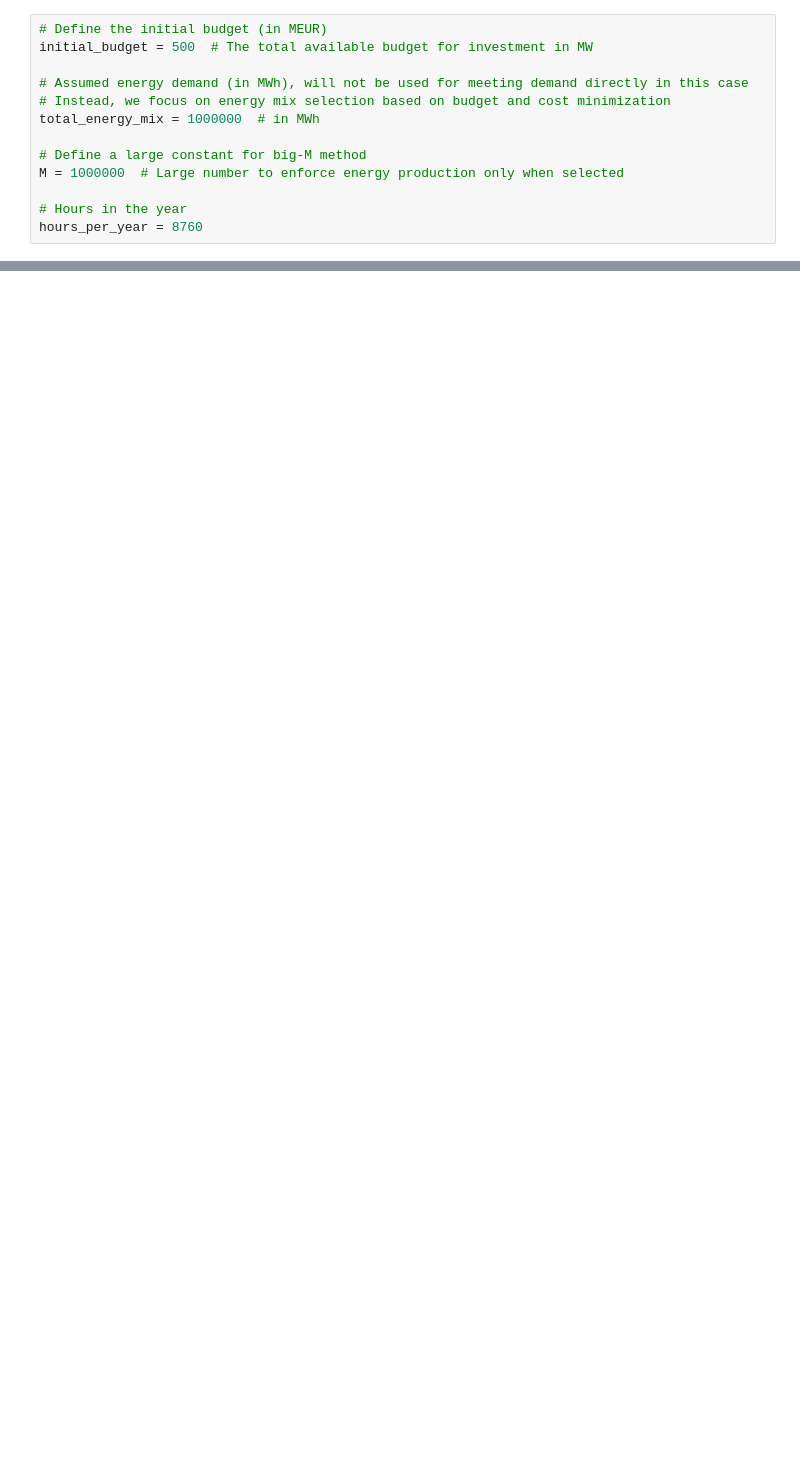
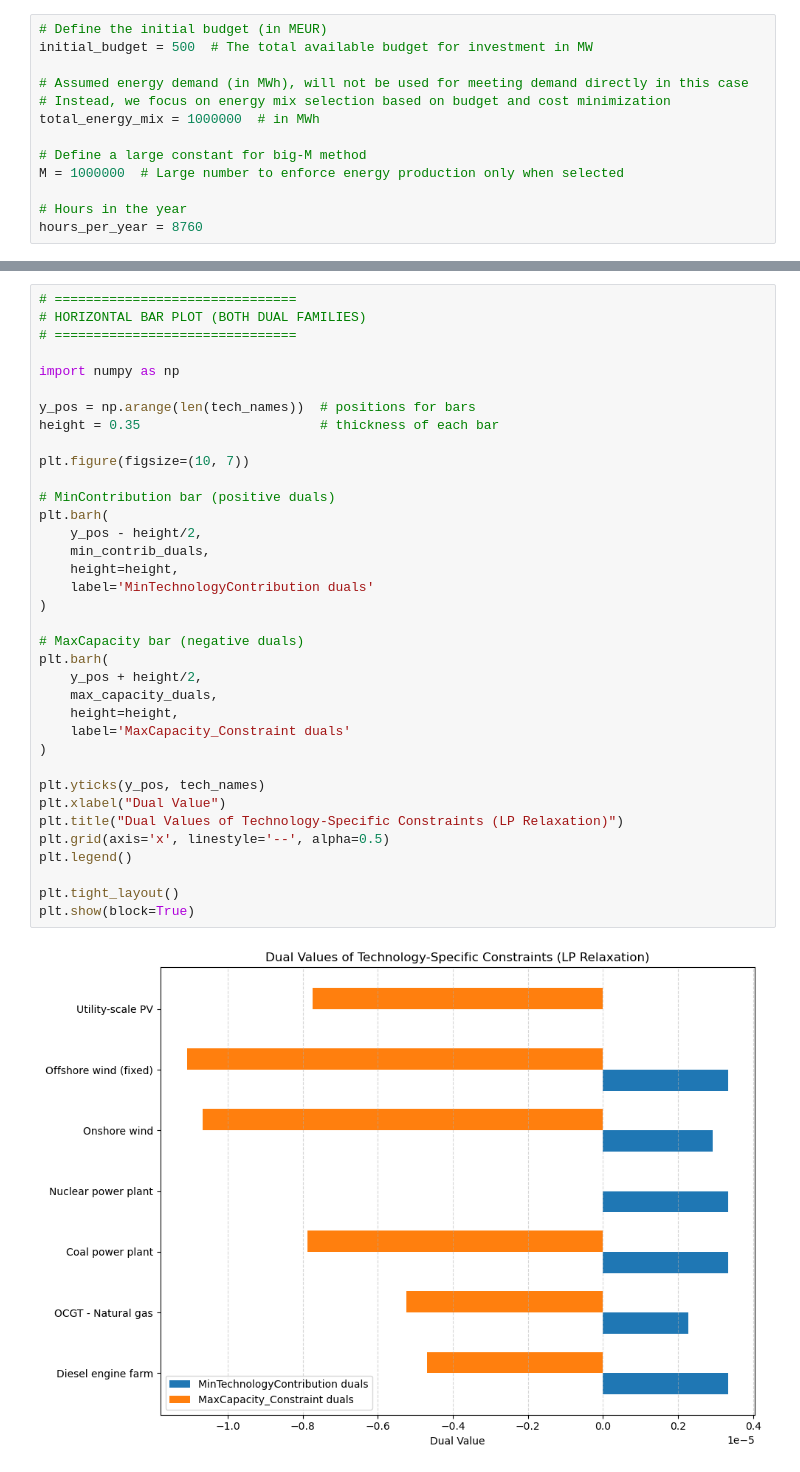
Before and after one commit to jnasw/46750_Assignment2, a Jupyter notebook: model_1.ipynb, the cells around one changed output, grey strips where cells are left out. Cells and saved outputs as stored; diff of their text form; blank space fills up the shorter version.

```diff
--- a/model_1.ipynb
+++ b/model_1.ipynb
@@ -197,0 +308,38 @@ Gas turbine (simple cycle)
+# %%
+# ===============================
+# HORIZONTAL BAR PLOT (BOTH DUAL FAMILIES)
+# ===============================
+
+import numpy as np
+
+y_pos = np.arange(len(tech_names))  # positions for bars
+height = 0.35                       # thickness of each bar
+
+plt.figure(figsize=(10, 7))
+
+# MinContribution bar (positive duals)
+plt.barh(
+    y_pos - height/2,
+    min_contrib_duals,
+    height=height,
+    label='MinTechnologyContribution duals'
+)
+
+# MaxCapacity bar (negative duals)
+plt.barh(
+    y_pos + height/2,
+    max_capacity_duals,
+    height=height,
+    label='MaxCapacity_Constraint duals'
+)
+
+plt.yticks(y_pos, tech_names)
+plt.xlabel("Dual Value")
+plt.title("Dual Values of Technology-Specific Constraints (LP Relaxation)")
+plt.grid(axis='x', linestyle='--', alpha=0.5)
+plt.legend()
+
+plt.tight_layout()
+plt.show(block=True)
+# %% [output]
+[figure, added]
```
Also changed, not shown: parts of 21 cells of this notebook, 2 other files.
